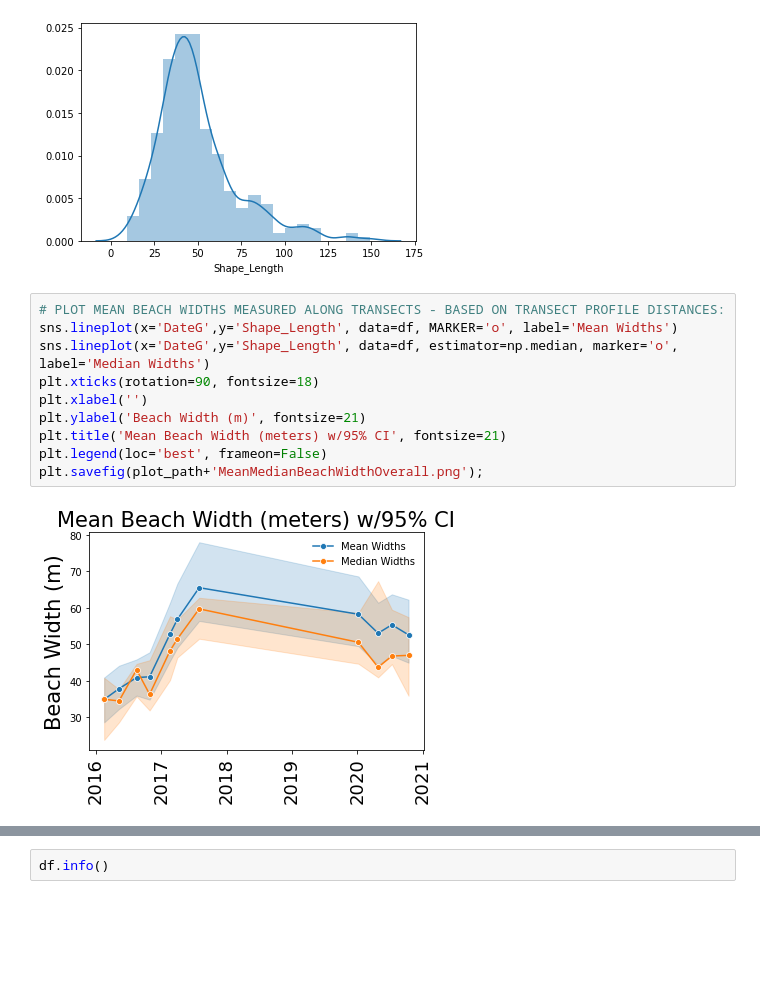
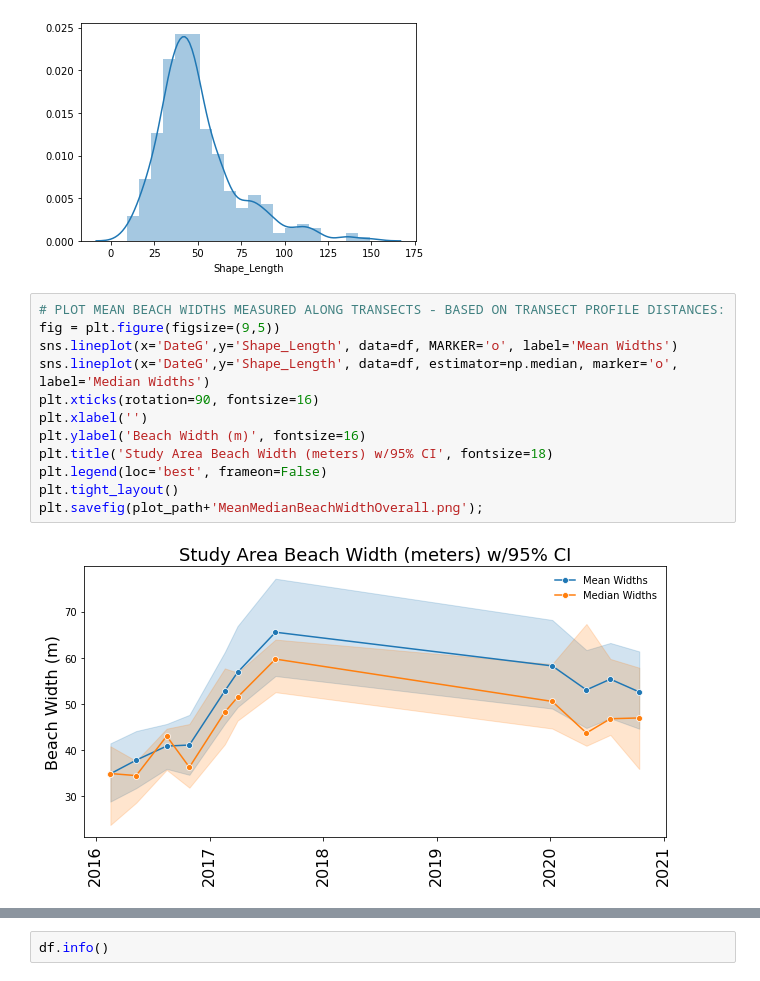
Before and after one commit to pjparis/USCRP_Nourishment_Study, a Jupyter notebook: notebooks/Anal2020_NB02_Transect_Beach_Widths.ipynb, the cells around one changed output, grey strips where cells are left out. Cells and saved outputs as stored; diff of their text form; blank space fills up the shorter version.

```diff
--- a/notebooks/Anal2020_NB02_Transect_Beach_Widths.ipynb
+++ b/notebooks/Anal2020_NB02_Transect_Beach_Widths.ipynb
@@ -139,16 +139,18 @@ sns.distplot(df['Shape_Length']);
 [figure]
 # %%
 # PLOT MEAN BEACH WIDTHS MEASURED ALONG TRANSECTS - BASED ON TRANSECT PROFILE DISTANCES:
+fig = plt.figure(figsize=(9,5))
 sns.lineplot(x='DateG',y='Shape_Length', data=df, MARKER='o', label='Mean Widths')
 sns.lineplot(x='DateG',y='Shape_Length', data=df, estimator=np.median, marker='o', label='Median Widths')
-plt.xticks(rotation=90, fontsize=18)
+plt.xticks(rotation=90, fontsize=16)
 plt.xlabel('')
-plt.ylabel('Beach Width (m)', fontsize=21)
-plt.title('Mean Beach Width (meters) w/95% CI', fontsize=21)
+plt.ylabel('Beach Width (m)', fontsize=16)
+plt.title('Study Area Beach Width (meters) w/95% CI', fontsize=18)
 plt.legend(loc='best', frameon=False)
+plt.tight_layout()
 plt.savefig(plot_path+'MeanMedianBeachWidthOverall.png');
 # %% [output]
-[figure, old version]
+[figure, new version]
 # %%
 # ANY TRENDS TIED TO MEAN BEACH WIDTHS?:
 
```
Also changed, not shown: parts of 3 cells of this notebook, 3 other files.
